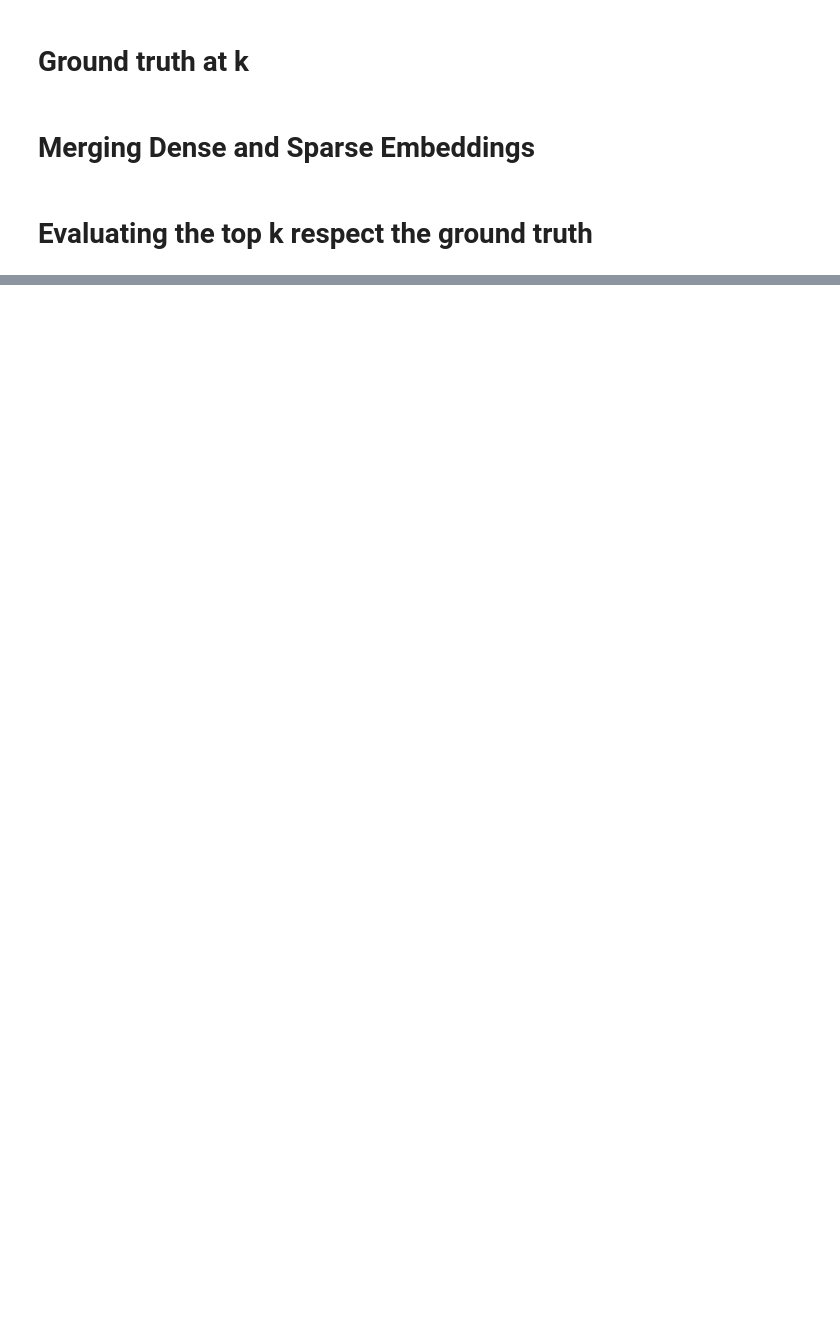
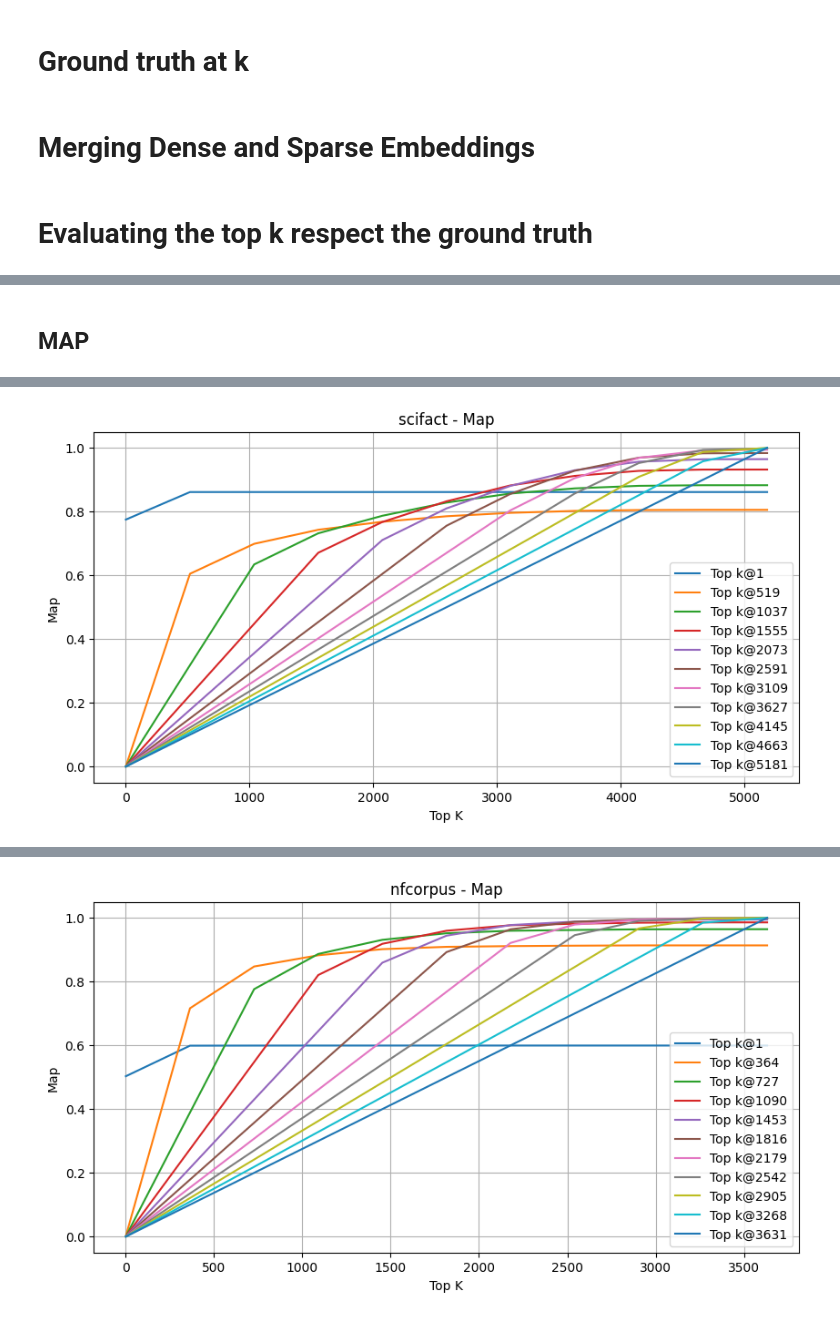
Before and after one commit to zuliani99/Sparse-Dense_Retrieval, a Jupyter notebook: Sparse_Dense_Retrieval.ipynb, the cells around one changed output, grey strips where cells are left out. Saved outputs shown, nothing was run; the diff lists cells and outputs as text; code cells hidden in the pictures; blank space fills up the shorter version.

```diff
--- a/Sparse_Dense_Retrieval.ipynb
+++ b/Sparse_Dense_Retrieval.ipynb
@@ -301,0 +428,5 @@ for dataset, dataset_result in datasets_results_evaluate_top_k.items():
+# %% [markdown]
+## MAP
+# %%
+print_scores(datasets, datasets_results_evaluate_top_k, 'map')
+# %% [output]
@@ -301,0 +439 @@ for dataset, dataset_result in datasets_results_evaluate_top_k.items():
+[figure, added]
@@ -301,0 +444 @@ for dataset, dataset_result in datasets_results_evaluate_top_k.items():
+[figure, added]
```
Also changed, not shown: parts of 21 cells of this notebook.
